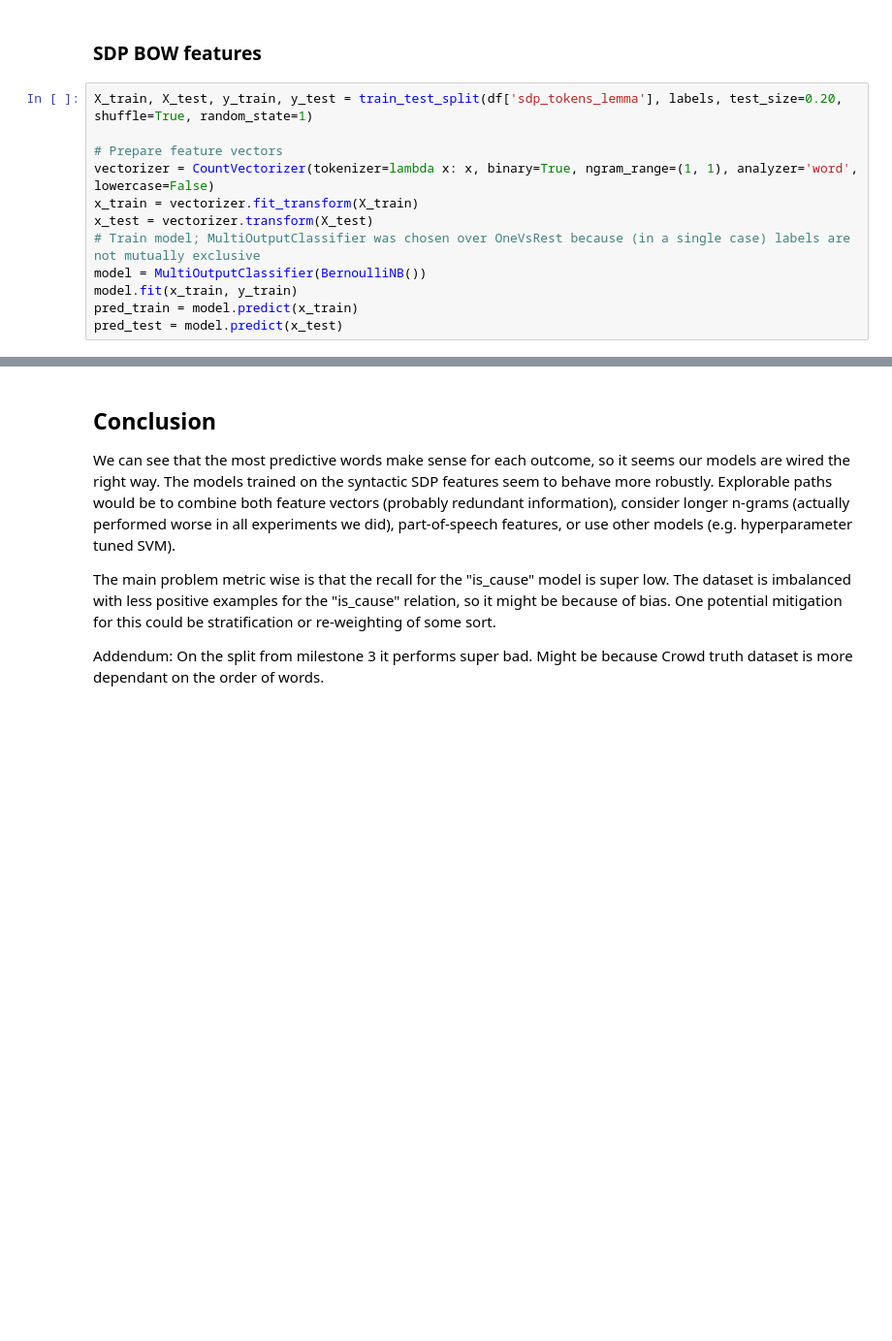
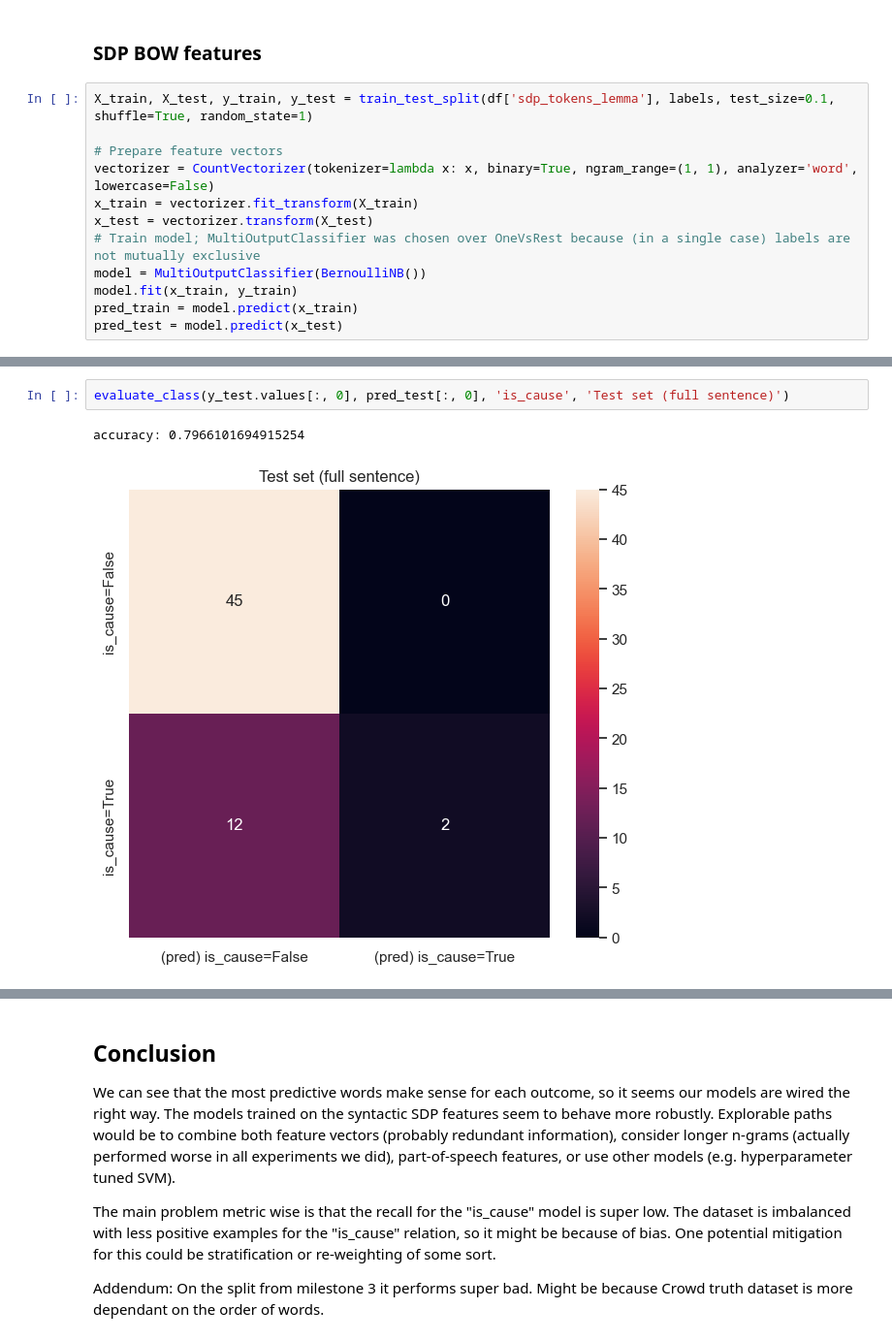
Before and after one commit to anaterovic/NLP, a Jupyter notebook: docs/milestone1.ipynb, the cells around one changed output, grey strips where cells are left out. Shown at 97% size. Cells and saved outputs as stored; diff of their text form; blank space fills up the shorter version.

```diff
--- a/docs/milestone1.ipynb
+++ b/docs/milestone1.ipynb
@@ -320,7 +371,7 @@ Negative predictors: ['worker' 'industry' 'virus' 'case' 'caused' 'occupational'
 # %% [markdown]
 ### SDP BOW features
 # %%
-X_train, X_test, y_train, y_test = train_test_split(df['sdp_tokens_lemma'], labels, test_size=0.20, shuffle=True, random_state=1)
+X_train, X_test, y_train, y_test = train_test_split(df['sdp_tokens_lemma'], labels, test_size=0.1, shuffle=True, random_state=1)
 
 # Prepare feature vectors
 vectorizer = CountVectorizer(tokenizer=lambda x: x, binary=True, ngram_range=(1, 1), analyzer='word', lowercase=False)
@@ -363,0 +415,5 @@ weighted avg       0.82      0.49      0.54        93
+# %%
+evaluate_class(y_test.values[:, 0], pred_test[:, 0], 'is_cause', 'Test set (full sentence)')
+# %% [output]
+accuracy: 0.7966101694915254
+[figure, added]
```
Also changed, not shown: parts of 15 cells of this notebook.
